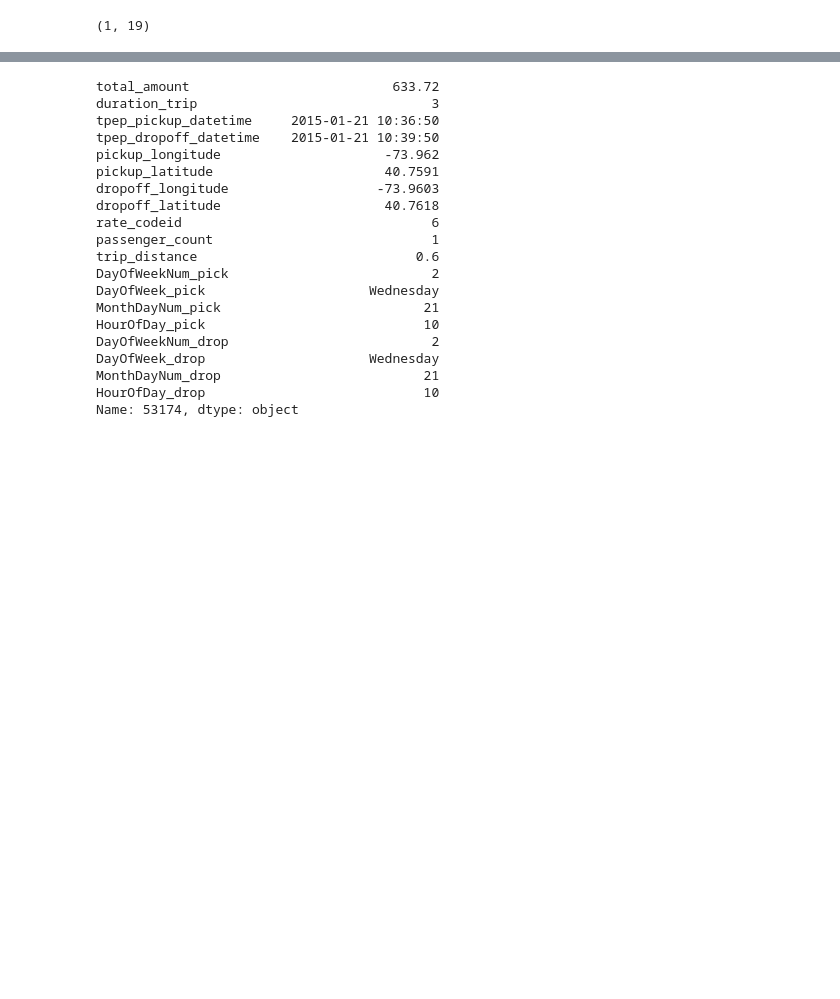
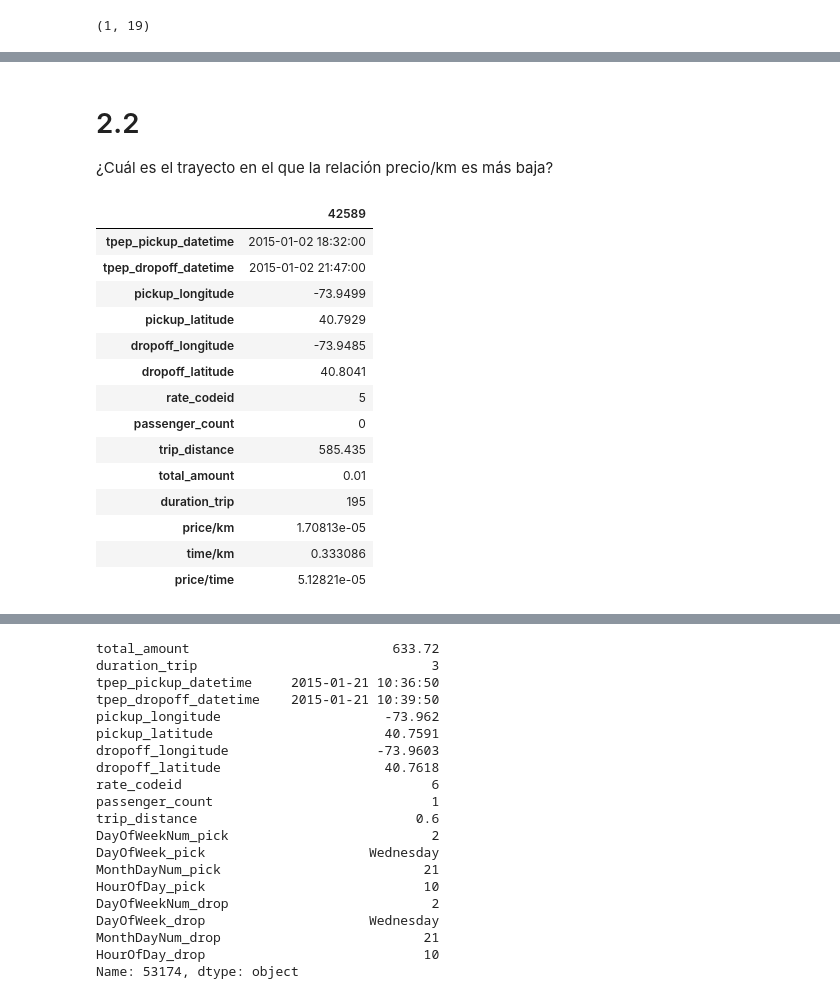
Before and after one commit to AlanItzep/NYCTaxi, a Jupyter notebook: NYCTaxi.ipynb, the cells around one changed output, grey strips where cells are left out. Drawn from its saved outputs; the diff is of its cells as text; code cells hidden in the pictures; blank space fills up the shorter version.

```diff
--- a/NYCTaxi.ipynb
+++ b/NYCTaxi.ipynb
@@ -1684,0 +1756,23 @@ data_filter.shape
+# %% [markdown]
+# 2.2
+¿Cuál es el trayecto en el que la relación precio/km es más baja?
+# %%
+max_comp = df_new['price/km'].idxmin()
+data_filter = df_new.loc[max_comp]
+pd.DataFrame(data_filter)
+# %% [output]
+|  | 42589 |
+| tpep_pickup_datetime | 2015-01-02 18:32:00 |
+| tpep_dropoff_datetime | 2015-01-02 21:47:00 |
+| pickup_longitude | -73.9499 |
+| pickup_latitude | 40.7929 |
+| dropoff_longitude | -73.9485 |
+| dropoff_latitude | 40.8041 |
+| rate_codeid | 5 |
+| passenger_count | 0 |
+| trip_distance | 585.435 |
+| total_amount | 0.01 |
+| duration_trip | 195 |
+| price/km | 1.70813e-05 |
+| time/km | 0.333086 |
+| price/time | 5.12821e-05 |
```
Also changed, not shown: parts of 19 cells of this notebook.
